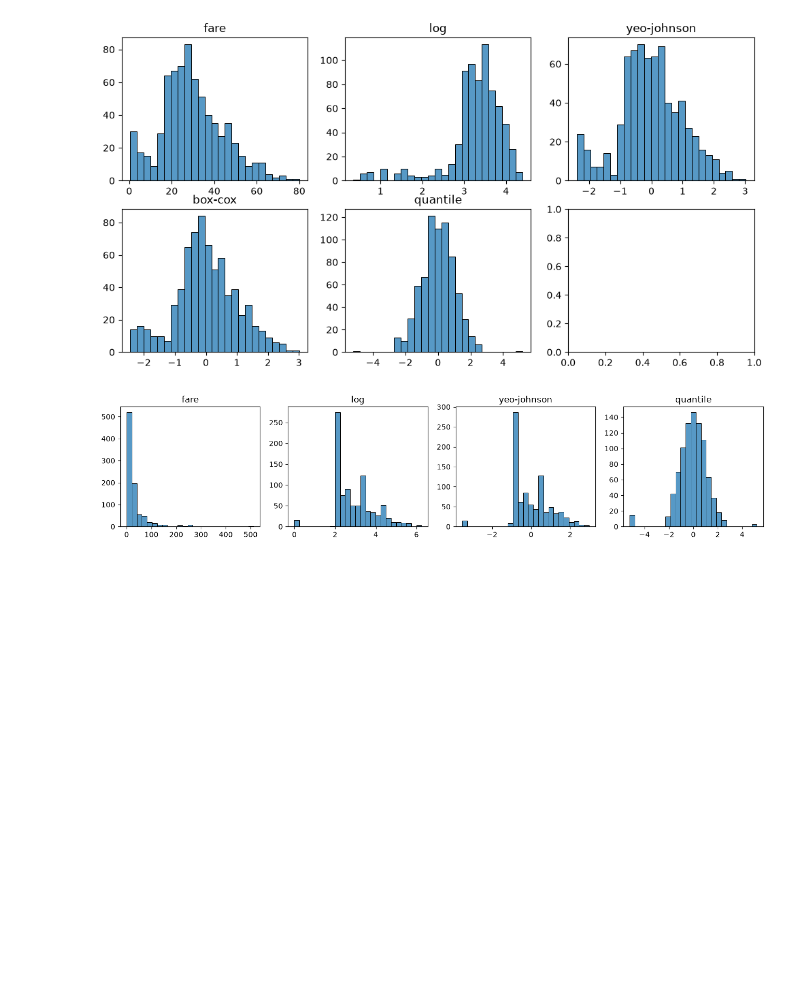
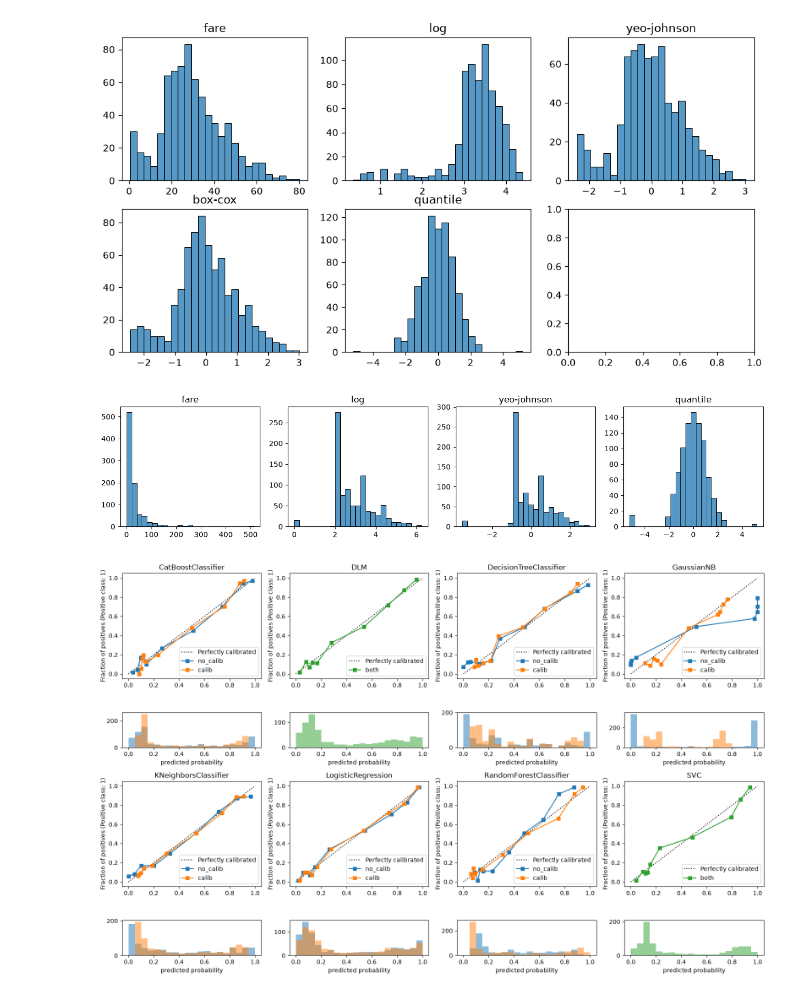
Before and after one commit to kh4beep/Titanic, a Jupyter notebook: draft.ipynb, the cells around one changed output. Cells and saved outputs as stored; diff of their text form; code cells hidden in the pictures; blank space fills up the shorter version.

Commit message:
hyperparameters optimize

```diff
--- a/draft.ipynb
+++ b/draft.ipynb
@@ -335,3 +368,86 @@ for ax in axes:
 plt.show()
 # %% [output]
 [figure]
+# %%
+import numpy as np
+import pandas as pd
+import matplotlib.pyplot as plt
+
+from scipy.special import logit
+from sklearn.calibration import CalibrationDisplay
+from sklearn.linear_model import LogisticRegression
+from sklearn.metrics import brier_score_loss, log_loss
+
+
+def _calibration_slope(y: np.ndarray, p: np.ndarray) -> float:
+    z = logit(np.clip(p, 1e-6, 1 - 1e-6)).reshape(-1, 1)
+    return float(LogisticRegression(C=np.inf).fit(z, y).coef_[0, 0])
+
+
+def _prob_metrics(y: np.ndarray, p: np.ndarray) -> dict[str, float]:
+    return {
+        'brier': brier_score_loss(y, p),
+        'log_loss': log_loss(y, np.clip(p, 1e-6, 1 - 1e-6)),
+        'calibration_slope': _calibration_slope(y, p),
+        'mean_pred': p.mean(),
+        'base_rate': y.mean(),
+    }
+
+
+def plot_calibration_comparison(
+    path_to_oof_uncalibrated: str,
+    path_to_oof_calibrated: str,
+    n_bins: int = 10,
+    ncols: int = 4,
+    exclude: tuple = ('ensemble',),
+) -> pd.DataFrame:
+    runs = {
+        'no_calib': pd.read_csv(path_to_oof_uncalibrated, index_col=0),
+        'calib': pd.read_csv(path_to_oof_calibrated, index_col=0),
+    }
+    a, b = runs['no_calib'], runs['calib']
+    if not (a.index.equals(b.index) and a['target'].equals(b['target'])):
+        raise ValueError('OOF files have different rows or targets: runs are not comparable (different split/seed?)')
+    y = a['target'].to_numpy()
+
+    models = sorted({c for df in runs.values() for c in df.columns} - {'target', *exclude})
+    nrows = int(np.ceil(len(models) / ncols))
+    fig, axes = plt.subplots(2 * nrows, ncols, figsize=(4 * ncols, 5 * nrows),
+                             gridspec_kw={'height_ratios': [3, 1] * nrows}, squeeze=False)
+    colors = {'no_calib': 'tab:blue', 'calib': 'tab:orange', 'both': 'tab:green'}
+
+    rows = []
+    for j, model in enumerate(models):
+        ax_curve, ax_hist = axes[(j // ncols) * 2, j % ncols], axes[(j // ncols) * 2 + 1, j % ncols]
+
+        preds = {run: df[model].to_numpy() for run, df in runs.items() if model in df.columns}
+        if len(preds) == 2 and np.allclose(preds['no_calib'], preds['calib']):
+            preds = {'both': preds['no_calib']}
+
+        for k, (run, p) in enumerate(preds.items()):
+            CalibrationDisplay.from_predictions(
+                y, p, n_bins=n_bins, strategy='quantile', name=run, ref_line=(k == 0),
+                ax=ax_curve, color=colors[run],
+            )
+            ax_hist.hist(p, bins=20, range=(0, 1), alpha=0.5, color=colors[run], label=run)
+            rows.append({'model': model, 'run': run, **_prob_metrics(y, p)})
+
+        ax_curve.set_title(model)
+        ax_curve.set_xlabel('')
+        ax_hist.set_xlabel('predicted probability')
+
+    for j in range(len(models), nrows * ncols):
+        axes[(j // ncols) * 2, j % ncols].axis('off')
+        axes[(j // ncols) * 2 + 1, j % ncols].axis('off')
+
+    fig.tight_layout()
+    plt.show()
+    return pd.DataFrame(rows).set_index(['model', 'run']).round(4)
+
+
+plot_calibration_comparison(
+    r'checkpoints\hyperparameterswoc\oof.csv',
+    r'checkpoints\hyperparameterswc\oof.csv'
+)
+# %% [output]
+[figure, added]
```
Also changed, not shown: parts of 15 cells of this notebook, 8 other files.
